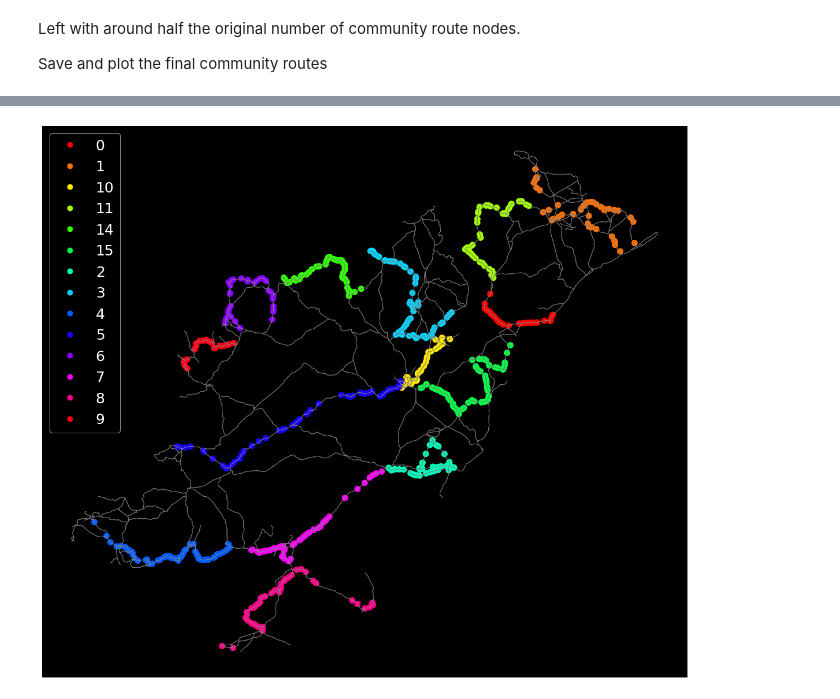
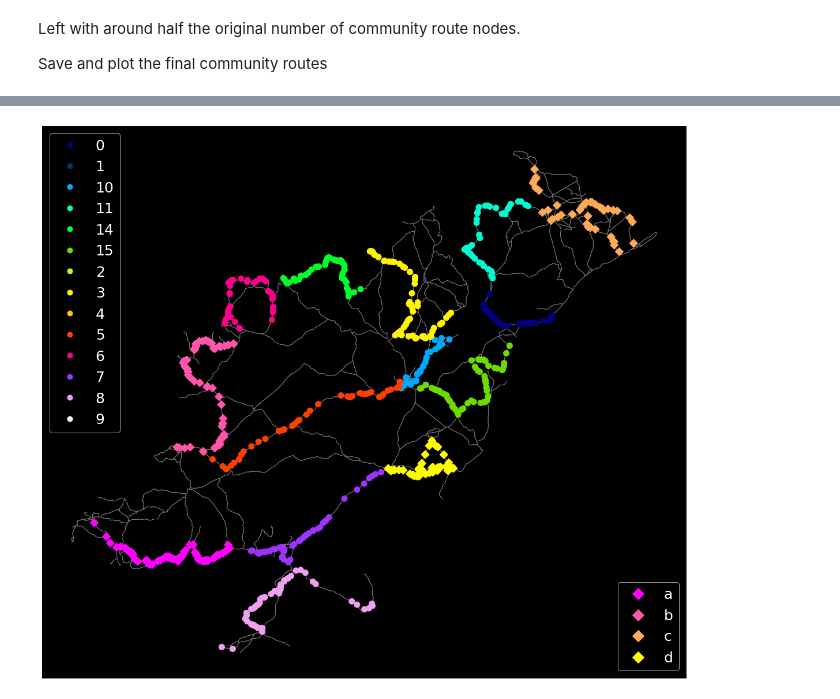
Before and after one commit to ancodia/donegal-bus-routes, a Jupyter notebook: route_planning/notebooks/route_pathfinding.ipynb, the cells around one changed output, grey strips where cells are left out. Cells and saved outputs as stored; diff of their text form; code cells hidden in the pictures.

```diff
--- a/route_planning/notebooks/route_pathfinding.ipynb
+++ b/route_planning/notebooks/route_pathfinding.ipynb
@@ -270,9 +391,13 @@ ox.save_graphml(G_110cutoff, filepath=f"{config.rp_graphml_path}/community_route
 # %%
-G_110cutoff = ox.load_graphml(filepath=f"{config.rp_graphml_path}/community_routes_cutoff110.graphml")
+G_all_routes = ox.load_graphml(filepath=f"{config.rp_graphml_path}/all_routes.graphml")
 
-nodes, edges = ox.graph_to_gdfs(G_110cutoff)
+nodes, edges = ox.graph_to_gdfs(G_all_routes)
 # osmnx saved graph writes boolean values as strings so converting those
-d = {"True": True, "False": False}
-nodes["community_route"] = nodes["community_route"].map(d)
+bool_replace = {"True": True, "False": False}
+nodes["community_route"] = nodes["community_route"].map(bool_replace)
+route_nodes = nodes[(nodes["community_route"])]
 
-route_nodes = nodes[(nodes["community_route"])]
+# get community route endpoints to add to plot
+connecting_labels = ["a", "b", "c", "d"]
+connecting_routes = nodes[nodes["connection"].isin(connecting_labels)]
+connecting_routes
@@ -279,4 +418,39 @@ route_nodes = nodes[(nodes["community_route"])]
-# %%
-helper.plot_community_graph(route_nodes, edges)
-# %% [output]
-[figure, removed]
+# %%
+
+fig, ax = helper.plot_community_graph(route_nodes,
+                                      edges,
+                                      nodes_cmap="gist_ncar",
+                                      legend=True)
+legend1 = ax.get_legend()
+connecting_routes.plot(
+    ax=ax,
+    marker="D",
+    markersize=100,
+    column="connection",
+    cmap="spring",
+    zorder=2,
+    legend=False,
+    categorical=True
+)
+
+p1, p2 = [child for child in ax.get_children()
+          if isinstance(child, plt.collections.PathCollection)]
+
+# get legend elements and update marker size
+leg_elements = p2.legend_elements()
+for x in leg_elements[0]:
+    x.set_markersize(20)
+# and update labels
+leg_elements[1][0] = "a"
+leg_elements[1][1] = "b"
+leg_elements[1][2] = "c"
+leg_elements[1][3] = "d"
+
+l2 = ax.legend(*leg_elements,
+               loc=4) # this removes original legend from the axes.
+# add it back
+ax.add_artist(legend1)
+# update legend font colour
+leg_colour = plt.pyplot.setp(ax.get_legend().get_texts(), color='w')
+# %% [output]
+[figure, added]
```
Also changed, not shown: parts of 31 cells of this notebook, 2 other files.
